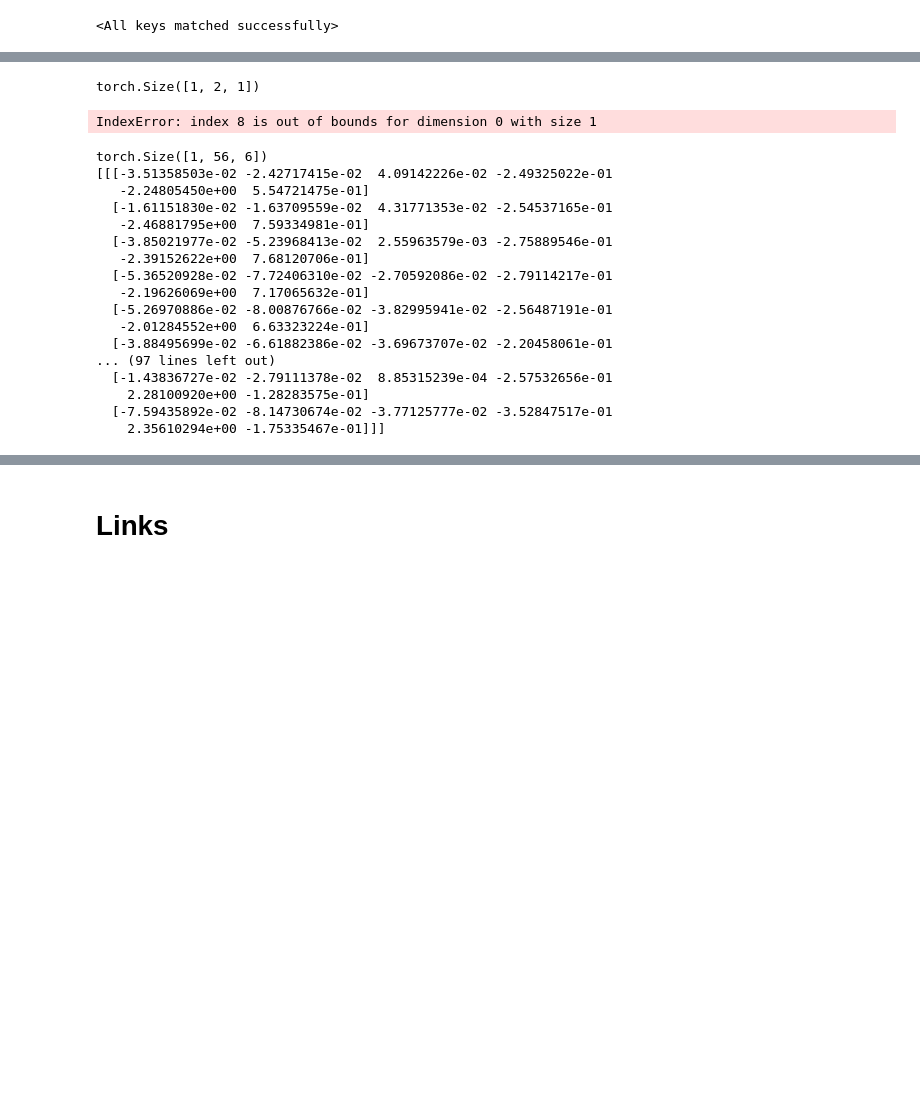
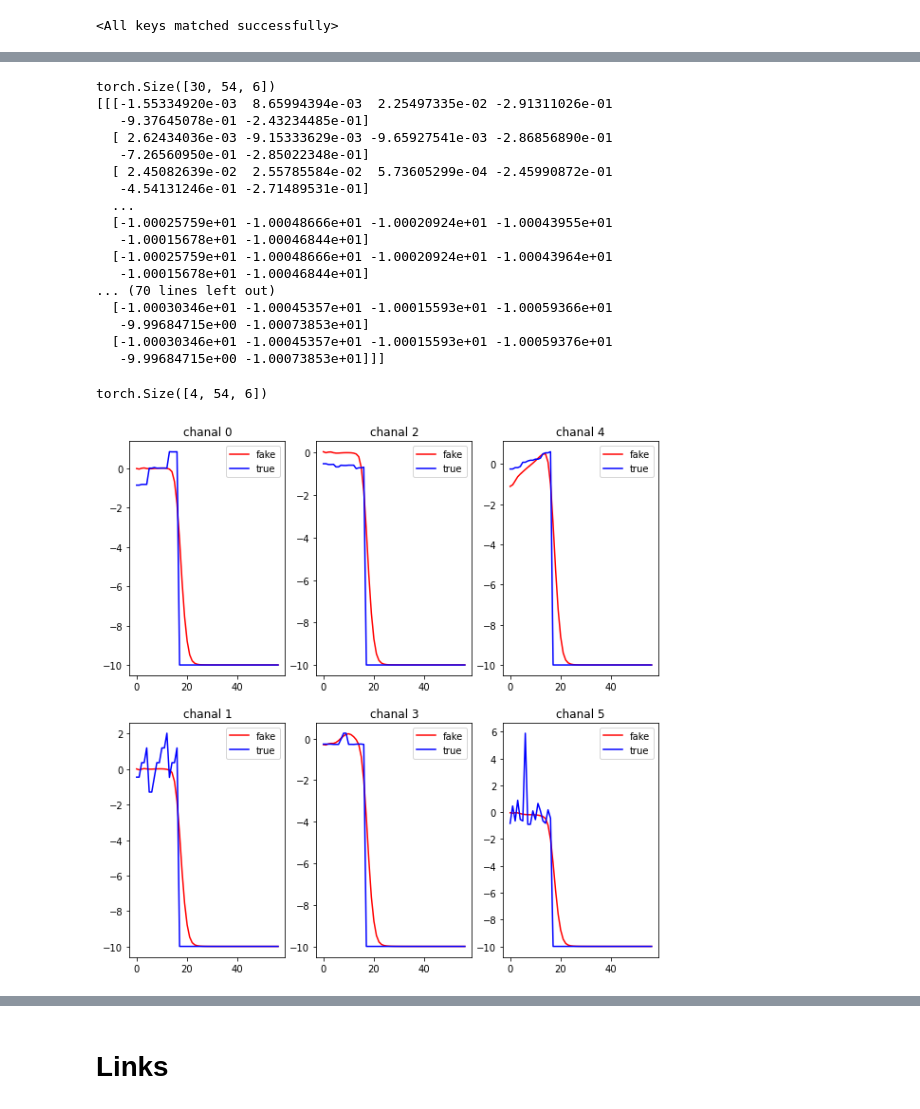
Before and after one commit to fitagdinov/Telescope_Array, a Jupyter notebook: phd_work/Notebooks/VAE_v1.ipynb, the cells around one changed output, grey strips where cells are left out. Cells and saved outputs as stored; diff of their text form; code cells hidden in the pictures; blank space fills up the shorter version.

Commit message:
add: tensorboard figure

```diff
--- a/phd_work/Notebooks/VAE_v1.ipynb
+++ b/phd_work/Notebooks/VAE_v1.ipynb
@@ -471,9 +471,9 @@ data_path = '/home/rfit/Telescope_Array/phd_work/data/normed/pr_q4_14yr_e1_0110_
 dataset = DataSet.VariableLengthDataset(data_path, 'train')
 val_dataset = DataSet.VariableLengthDataset(data_path, 'test')
 
-train_loader = DataLoader(dataset, batch_size=3, shuffle=True, collate_fn=DataSet.collate_fn)
-val_loader = DataLoader(val_dataset, batch_size=3, shuffle=True, collate_fn=DataSet.collate_fn)
-model = Model.VAE(6, 64, 256).to('cpu')
+train_loader = DataLoader(dataset, batch_size=30, shuffle=True, collate_fn=DataSet.collate_fn)
+val_loader = DataLoader(val_dataset, batch_size=30, shuffle=True, collate_fn=DataSet.collate_fn)
+model = Model.VAE(6, 64, 64).to('cpu')
 # %% [output]
 keys ['norm_param', 'test', 'train', 'val']
 keys ['norm_param', 'test', 'train', 'val']
@@ -481,14 +481,14 @@ Encoder has params: 51712 Decoder has params: 50118
 # %%
 import torch
 
-chpt = 'Models_VAE/model_cn_latent_256__add-10/epoch_16'
+chpt = 'Models_VAE/model_cn_latent_64_mean_loss/epoch_16'
 model.load_state_dict(torch.load(chpt))
 # %% [output]
 <All keys matched successfully>
 # %%
 for i in val_loader:
-    data = i[0:1]
+    data = i
     print(data.shape)
-    print(data)
+    # print(data)
     break
 # %% [output]
@@ -586,14 +496,3 @@ index
-# %%
-num_det = torch.unique(index[0], return_counts = True)[1]
-num_det = num_det[None,:, None]
-num_det.shape
-# %% [output]
-torch.Size([1, 2, 1])
-# %%
-# torch.gather(data, dim =1, index = index )
-data[index]
-# %% [output]
-IndexError: index 8 is out of bounds for dimension 0 with size 1
 # %%
 import numpy as np
 fake = model(data)[0]
@@ -601,20 +500,36 @@ fake = model(data)[0]
 print(fake.shape)
 print(fake.detach().numpy())
 # %% [output]
-torch.Size([1, 56, 6])
-[[[-3.51358503e-02 -2.42717415e-02  4.09142226e-02 -2.49325022e-01
-   -2.24805450e+00  5.54721475e-01]
-  [-1.61151830e-02 -1.63709559e-02  4.31771353e-02 -2.54537165e-01
-   -2.46881795e+00  7.59334981e-01]
-  [-3.85021977e-02 -5.23968413e-02  2.55963579e-03 -2.75889546e-01
-   -2.39152622e+00  7.68120706e-01]
-  [-5.36520928e-02 -7.72406310e-02 -2.70592086e-02 -2.79114217e-01
-   -2.19626069e+00  7.17065632e-01]
-  [-5.26970886e-02 -8.00876766e-02 -3.82995941e-02 -2.56487191e-01
-   -2.01284552e+00  6.63323224e-01]
-  [-3.88495699e-02 -6.61882386e-02 -3.69673707e-02 -2.20458061e-01
-... (97 lines left out)
-  [-1.43836727e-02 -2.79111378e-02  8.85315239e-04 -2.57532656e-01
-    2.28100920e+00 -1.28283575e-01]
-  [-7.59435892e-02 -8.14730674e-02 -3.77125777e-02 -3.52847517e-01
-    2.35610294e+00 -1.75335467e-01]]]
+torch.Size([30, 54, 6])
+[[[-1.55334920e-03  8.65994394e-03  2.25497335e-02 -2.91311026e-01
+   -9.37645078e-01 -2.43234485e-01]
+  [ 2.62434036e-03 -9.15333629e-03 -9.65927541e-03 -2.86856890e-01
+   -7.26560950e-01 -2.85022348e-01]
+  [ 2.45082639e-02  2.55785584e-02  5.73605299e-04 -2.45990872e-01
+   -4.54131246e-01 -2.71489531e-01]
+  ...
+  [-1.00025759e+01 -1.00048666e+01 -1.00020924e+01 -1.00043955e+01
+   -1.00015678e+01 -1.00046844e+01]
+  [-1.00025759e+01 -1.00048666e+01 -1.00020924e+01 -1.00043964e+01
+   -1.00015678e+01 -1.00046844e+01]
+... (70 lines left out)
+  [-1.00030346e+01 -1.00045357e+01 -1.00015593e+01 -1.00059366e+01
+   -9.99684715e+00 -1.00073853e+01]
+  [-1.00030346e+01 -1.00045357e+01 -1.00015593e+01 -1.00059376e+01
+   -9.99684715e+00 -1.00073853e+01]]]
+# %%
+data[[1,4,7,21]].shape
+# %% [output]
+torch.Size([4, 54, 6])
+# %%
+import matplotlib.pyplot as plt
+fig, axs = plt.subplots(2,3, figsize = (10,10))
+for i in range(6):
+    row = i%2
+    col = i//2
+    axs[row][col].plot(fake.detach().numpy()[0,:,i], 'r')
+    axs[row][col].plot(data.detach().numpy()[0,:,i], 'b')
+    axs[row][col].legend(['fake', 'true'])
+    axs[row][col].set_title(f'chanal {i}')
+# %% [output]
+[figure, added]
```
Also changed, not shown: parts of 8 cells of this notebook, 3 other files.
